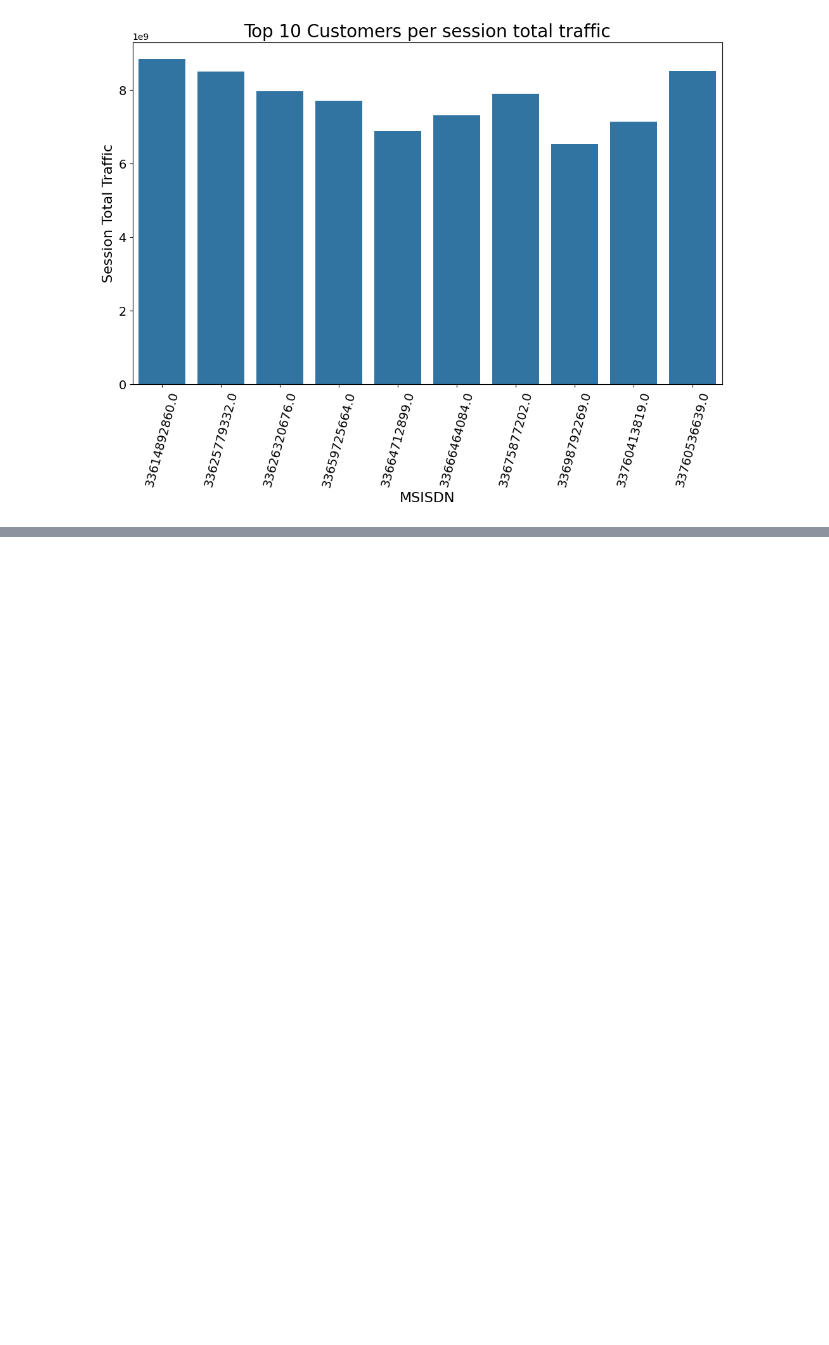
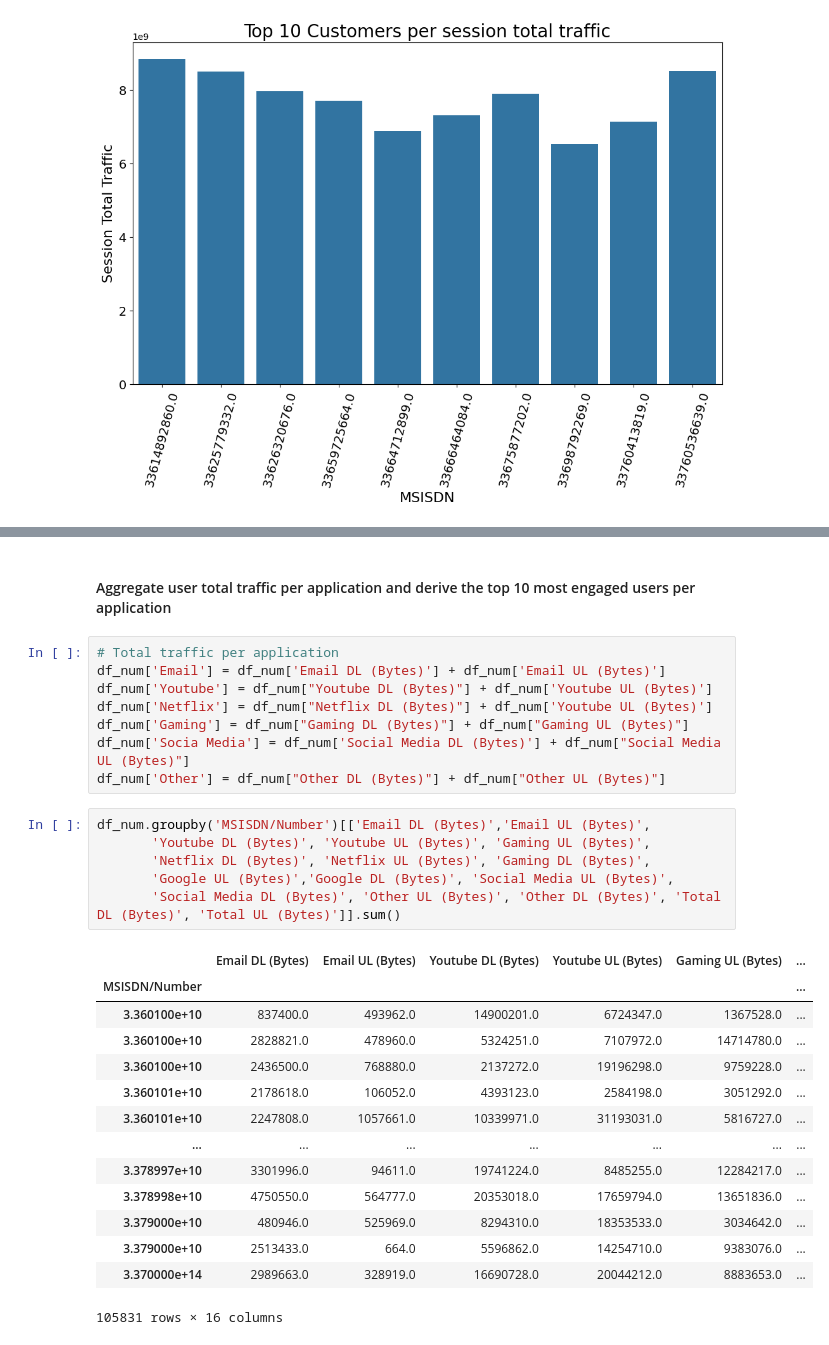
Before and after one commit to Roseco-crs/10Academy_week_1_Telecom_Industry, a Jupyter notebook: code/extract_data.ipynb, the cells around one changed output, grey strips where cells are left out. Cells and saved outputs as stored; diff of their text form; blank space fills up the shorter version.

```diff
--- a/code/extract_data.ipynb
+++ b/code/extract_data.ipynb
@@ -588,0 +442,31 @@ scaler = StandardScaler()
+# %% [markdown]
+#### Aggregate user total traffic per application and derive the top 10 most engaged users per application
+# %%
+# Total traffic per application
+df_num['Email'] = df_num['Email DL (Bytes)'] + df_num['Email UL (Bytes)']
+df_num['Youtube'] = df_num["Youtube DL (Bytes)"] + df_num['Youtube UL (Bytes)']
+df_num['Netflix'] = df_num["Netflix DL (Bytes)"] + df_num['Youtube UL (Bytes)']
+df_num['Gaming'] = df_num["Gaming DL (Bytes)"] + df_num["Gaming UL (Bytes)"]
+df_num['Socia Media'] = df_num['Social Media DL (Bytes)'] + df_num["Social Media UL (Bytes)"]
+df_num['Other'] = df_num["Other DL (Bytes)"] + df_num["Other UL (Bytes)"]
+# %%
+df_num.groupby('MSISDN/Number')[['Email DL (Bytes)','Email UL (Bytes)',
+       'Youtube DL (Bytes)', 'Youtube UL (Bytes)', 'Gaming UL (Bytes)',
+       'Netflix DL (Bytes)', 'Netflix UL (Bytes)', 'Gaming DL (Bytes)',
+       'Google UL (Bytes)','Google DL (Bytes)', 'Social Media UL (Bytes)',
+       'Social Media DL (Bytes)', 'Other UL (Bytes)', 'Other DL (Bytes)', 'Total DL (Bytes)', 'Total UL (Bytes)']].sum()
+# %% [output]
+|  | Email DL (Bytes) | Email UL (Bytes) | Youtube DL (Bytes) | Youtube UL (Bytes) | Gaming UL (Bytes) | ... |
+| MSISDN/Number |  |  |  |  |  | ... |
+| 3.360100e+10 | 837400.0 | 493962.0 | 14900201.0 | 6724347.0 | 1367528.0 | ... |
+| 3.360100e+10 | 2828821.0 | 478960.0 | 5324251.0 | 7107972.0 | 14714780.0 | ... |
+| 3.360100e+10 | 2436500.0 | 768880.0 | 2137272.0 | 19196298.0 | 9759228.0 | ... |
+| 3.360101e+10 | 2178618.0 | 106052.0 | 4393123.0 | 2584198.0 | 3051292.0 | ... |
+| 3.360101e+10 | 2247808.0 | 1057661.0 | 10339971.0 | 31193031.0 | 5816727.0 | ... |
+| ... | ... | ... | ... | ... | ... | ... |
+| 3.378997e+10 | 3301996.0 | 94611.0 | 19741224.0 | 8485255.0 | 12284217.0 | ... |
+| 3.378998e+10 | 4750550.0 | 564777.0 | 20353018.0 | 17659794.0 | 13651836.0 | ... |
+| 3.379000e+10 | 480946.0 | 525969.0 | 8294310.0 | 18353533.0 | 3034642.0 | ... |
+| 3.379000e+10 | 2513433.0 | 664.0 | 5596862.0 | 14254710.0 | 9383076.0 | ... |
+| 3.370000e+14 | 2989663.0 | 328919.0 | 16690728.0 | 20044212.0 | 8883653.0 | ... |
+105831 rows × 16 columns
```
Also changed, not shown: parts of 37 cells of this notebook.
